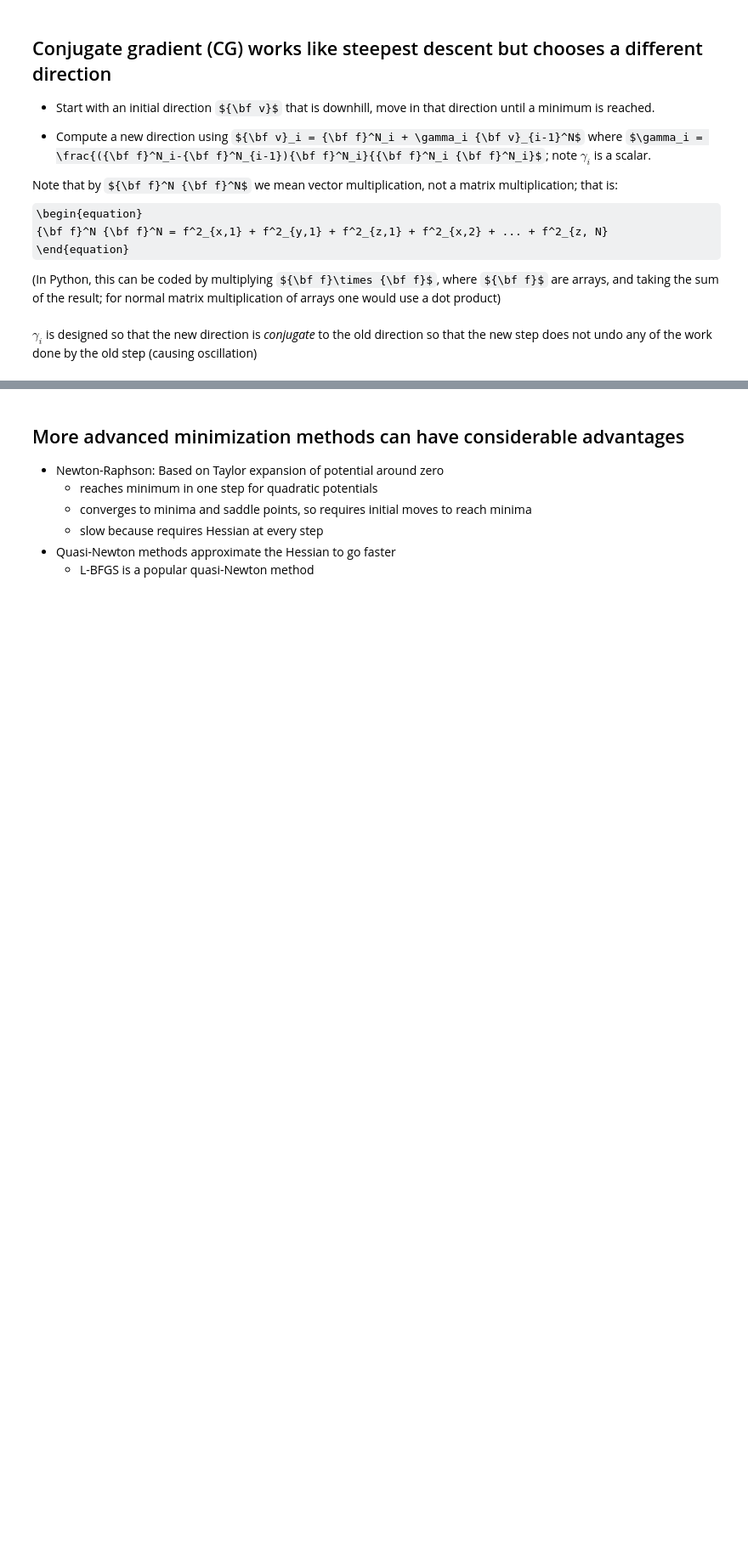
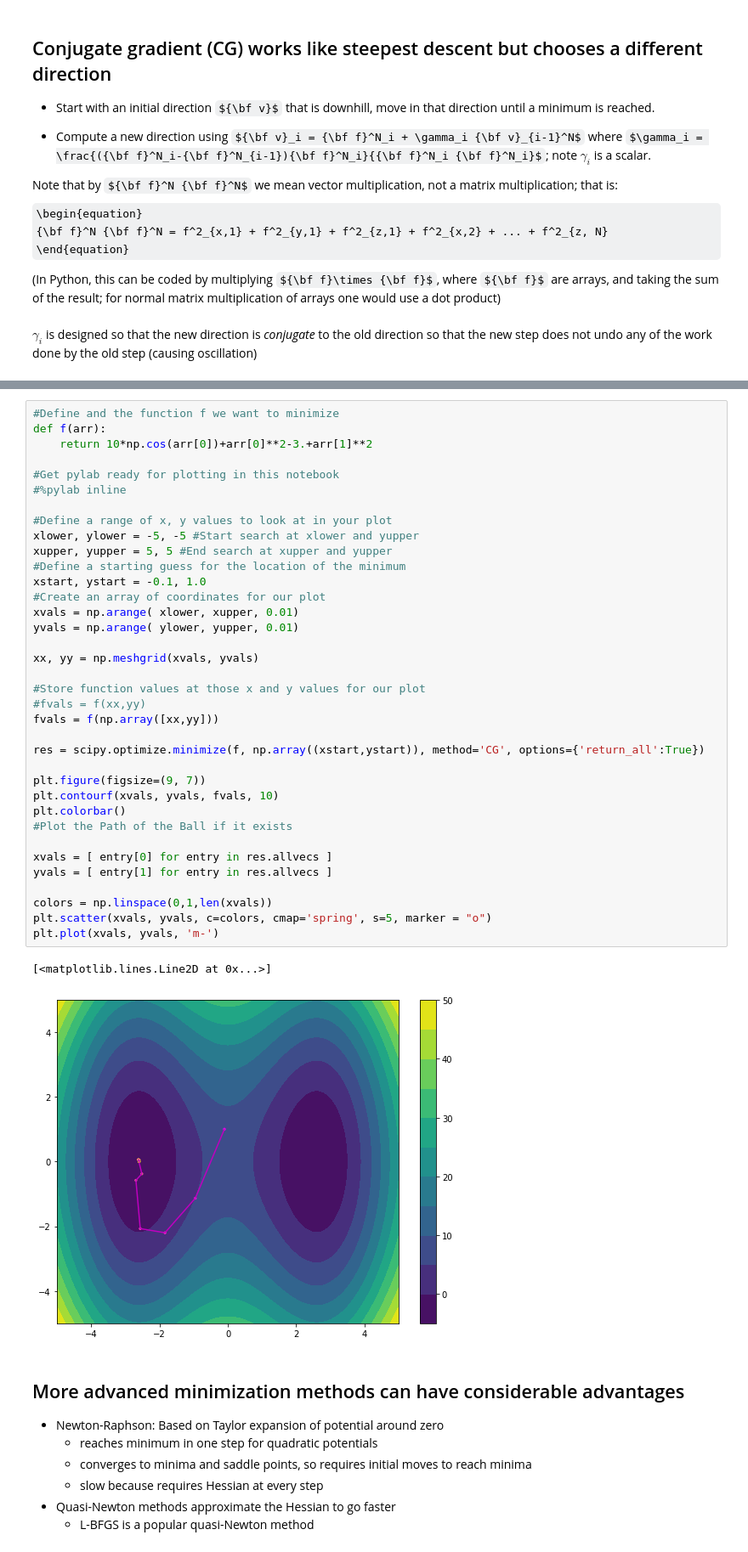
Before and after one commit to MobleyLab/drug-computing, a Jupyter notebook: uci-pharmsci/lectures/energy_minimization/energy_minimization.ipynb, the cells around one changed output, grey strips where cells are left out. Shown at 85% size. Saved outputs shown, nothing was run; the diff lists cells and outputs as text; some formulas as TeX source; blank space fills up the shorter version.

Commit message:
Do some cleanup on notebook.

```diff
--- a/uci-pharmsci/lectures/energy_minimization/energy_minimization.ipynb
+++ b/uci-pharmsci/lectures/energy_minimization/energy_minimization.ipynb
@@ -389,6 +356,45 @@ Takes at most $M$ steps, where $M$ is the number of degrees of freedom, often $3
 
 
 (Image: [Wikipedia](https://en.wikipedia.org/wiki/Conjugate_gradient_method#/media/File:Conjugate_gradient_illustration.svg), public domain. Oleg Alexandrov.)
+# %%
+#Define and the function f we want to minimize
+def f(arr):
+    return 10*np.cos(arr[0])+arr[0]**2-3.+arr[1]**2
+
+#Get pylab ready for plotting in this notebook
+#%pylab inline
+
+#Define a range of x, y values to look at in your plot
+xlower, ylower = -5, -5 #Start search at xlower and yupper
+xupper, yupper = 5, 5 #End search at xupper and yupper
+#Define a starting guess for the location of the minimum
+xstart, ystart = -0.1, 1.0
+#Create an array of coordinates for our plot
+xvals = np.arange( xlower, xupper, 0.01)
+yvals = np.arange( ylower, yupper, 0.01)
+
+xx, yy = np.meshgrid(xvals, yvals)
+
+#Store function values at those x and y values for our plot
+#fvals = f(xx,yy)
+fvals = f(np.array([xx,yy]))
+
+res = scipy.optimize.minimize(f, np.array((xstart,ystart)), method='CG', options={'return_all':True})
+
+plt.figure(figsize=(9, 7))
+plt.contourf(xvals, yvals, fvals, 10)
+plt.colorbar()
+#Plot the Path of the Ball if it exists
+
+xvals = [ entry[0] for entry in res.allvecs ]
+yvals = [ entry[1] for entry in res.allvecs ]
+
+colors = np.linspace(0,1,len(xvals))
+plt.scatter(xvals, yvals, c=colors, cmap='spring', s=5, marker = "o")
+plt.plot(xvals, yvals, 'm-')
+# %% [output]
+[<matplotlib.lines.Line2D at 0x...>]
+[figure, added]
 # %% [markdown]
 ## More advanced minimization methods can have considerable advantages
 
```
Also changed, not shown: parts of 10 cells of this notebook.
